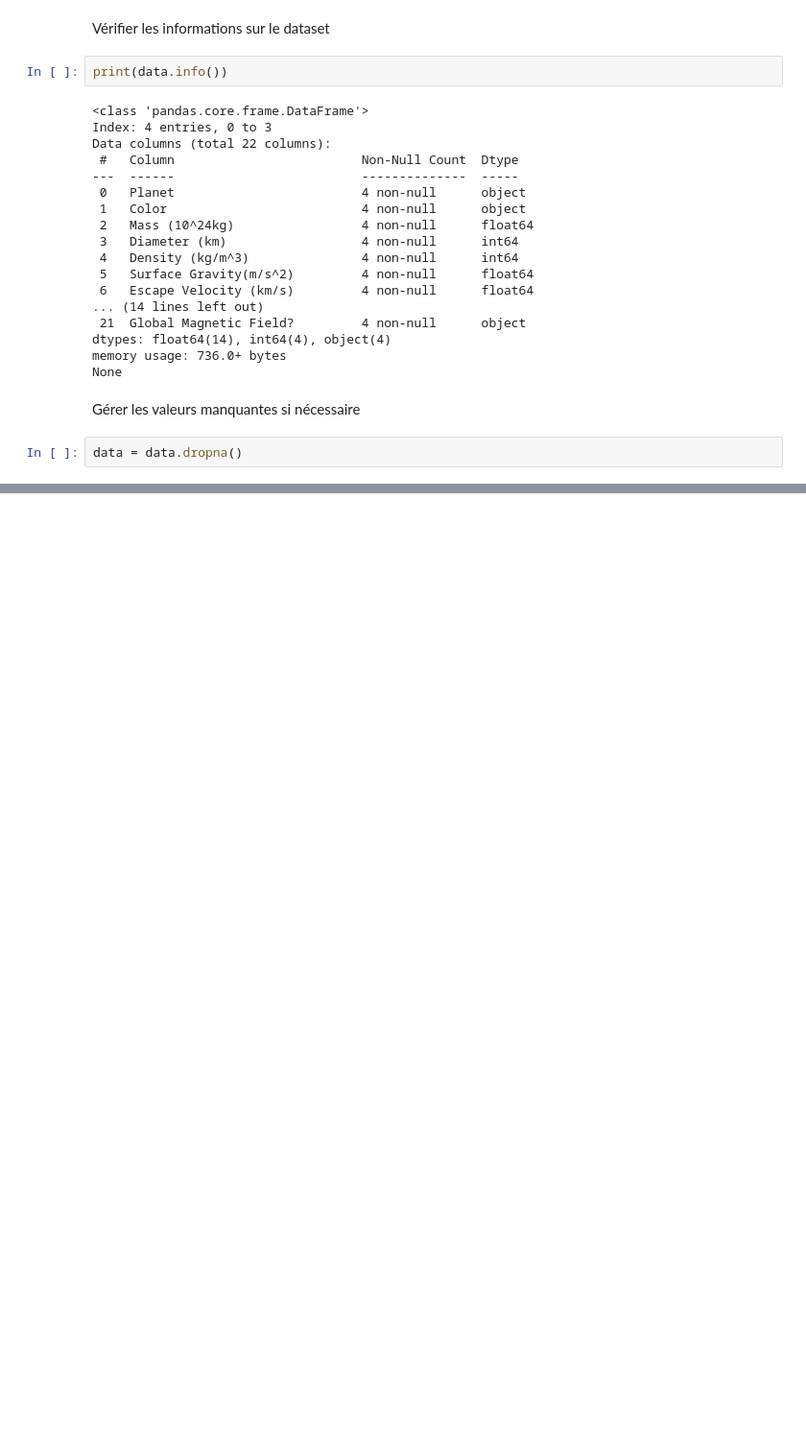
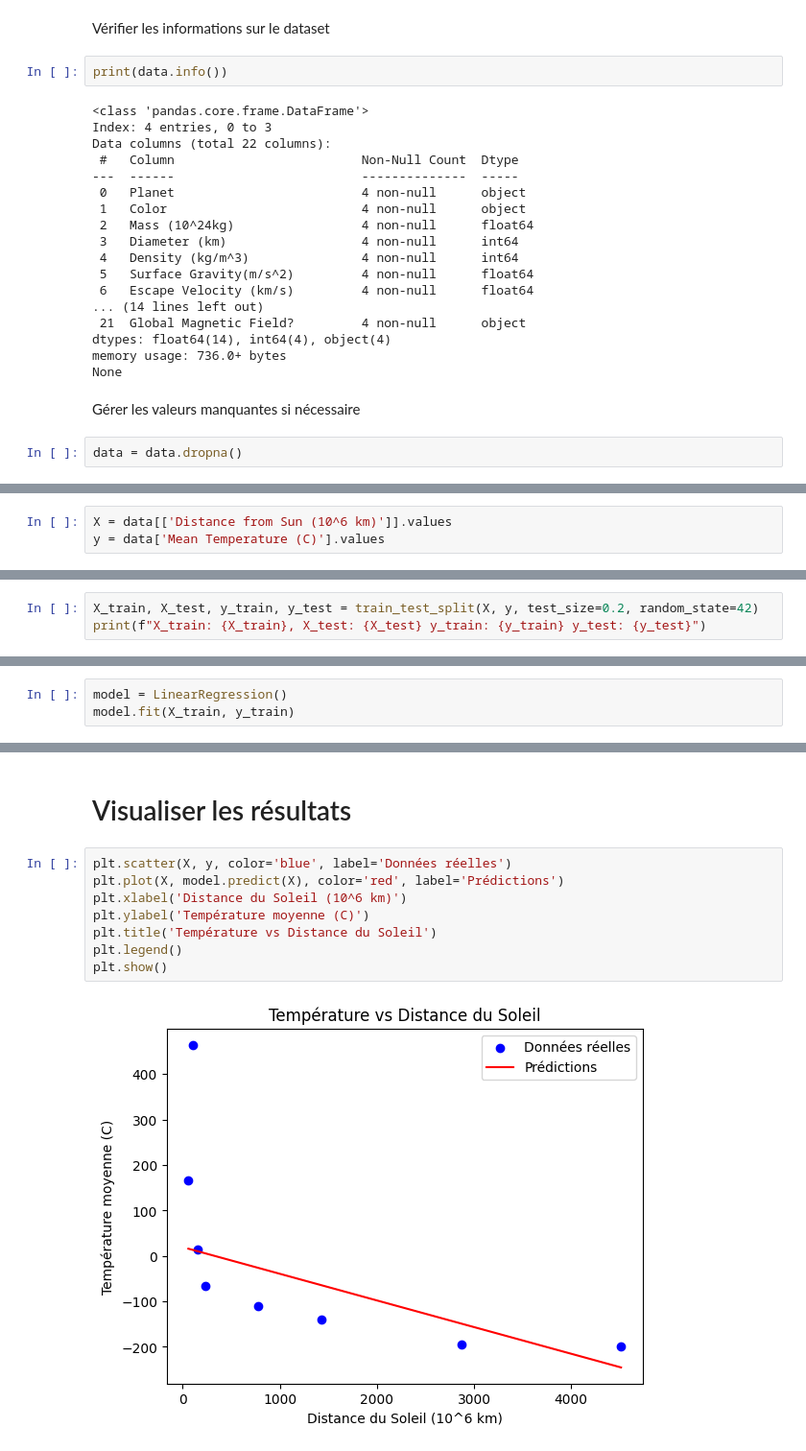
Before and after one commit to Alex-Teyss/predictions-on-space, a Jupyter notebook: main.ipynb, the cells around one changed output, grey strips where cells are left out. Shown at 96% size. Saved outputs shown, nothing was run; the diff lists cells and outputs as text; blank space fills up the shorter version.

Commit message:
chore: Initialize project with basic plot

```diff
--- a/main.ipynb
+++ b/main.ipynb
@@ -66,0 +79,3 @@ plt.show()
+# %%
+X = data[['Distance from Sun (10^6 km)']].values
+y = data['Mean Temperature (C)'].values
@@ -66,0 +84,3 @@ plt.show()
+# %%
+X_train, X_test, y_train, y_test = train_test_split(X, y, test_size=0.2, random_state=42)
+print(f"X_train: {X_train}, X_test: {X_test} y_train: {y_train} y_test: {y_test}")
@@ -66,0 +97,3 @@ plt.show()
+# %%
+model = LinearRegression()
+model.fit(X_train, y_train)
@@ -66,0 +115,12 @@ plt.show()
+# %% [markdown]
+# Visualiser les résultats
+# %%
+plt.scatter(X, y, color='blue', label='Données réelles')
+plt.plot(X, model.predict(X), color='red', label='Prédictions')
+plt.xlabel('Distance du Soleil (10^6 km)')
+plt.ylabel('Température moyenne (C)')
+plt.title('Température vs Distance du Soleil')
+plt.legend()
+plt.show()
+# %% [output]
+[figure, added]
```
Also changed, not shown: parts of 9 cells of this notebook.
